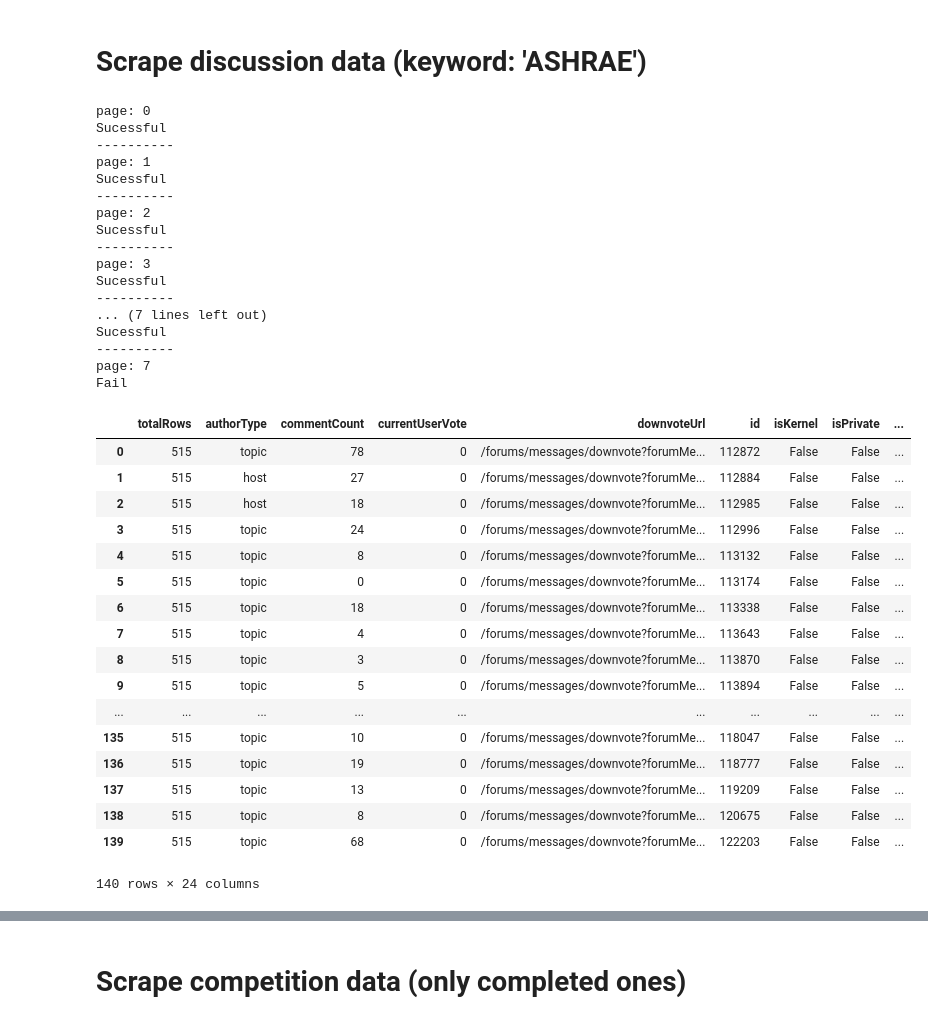
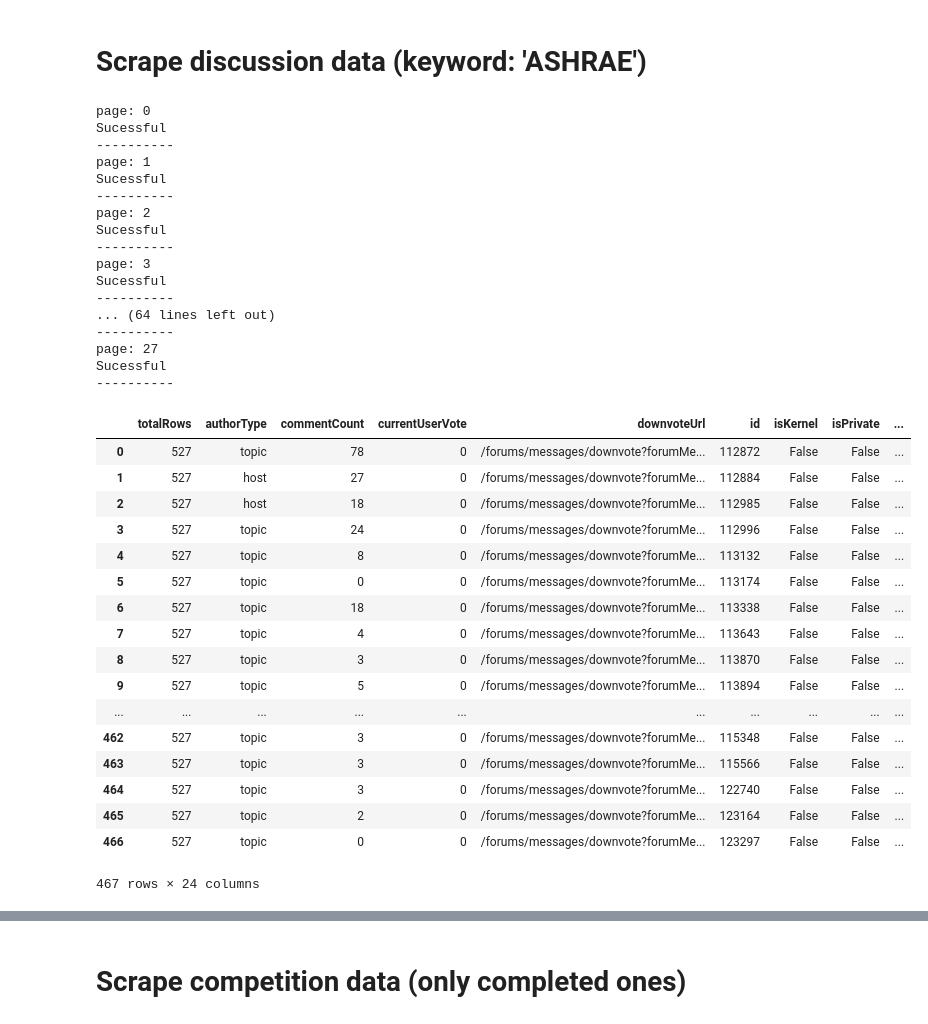
Before and after one commit to buds-lab/ashrae-great-energy-predictor-3-overview-analysis, a Jupyter notebook: WebScraping/Kaggle_WebScraping.ipynb, the cells around one changed output, grey strips where cells are left out. Drawn from its saved outputs; the diff is of its cells as text; code cells hidden in the pictures.

Commit message:
Modified discussion scraping based on max entries and calcualted number of pages to obtain more entries

```diff
--- a/WebScraping/Kaggle_WebScraping.ipynb
+++ b/WebScraping/Kaggle_WebScraping.ipynb
@@ -57,6 +58,7 @@ memory usage: 99.5+ KB
 # %%
 df_discussion = pd.DataFrame()
 page = 0
+fail = 0
 
 #Scrape data page by page
 while True:
@@ -66,58 +68,75 @@ while True:
         #Get the json data via webAPI
         df_temp = pd.read_json('https://www.kaggle.com/topics.json?search=ASHRAE&page=' + str(page))
 
+        # Get the total number of results
+        total_results = df_temp.loc[0,'totalRows']
+        # Calculate the number of pages of results based on number of rows and 20 items per page
+        max_pages = np.ceil(total_results / 20)
+
         df_discussion = df_discussion.append(df_temp, ignore_index=True)
-
-        page = page+1
 
         print('Sucessful')
         print('----------')
 
+        # If max page limit reached
+        if page == max_pages:
+            break
+
+        page = page+1
+        fail = 0
+
     except:
         print('Fail')
-        break
+        fail += 1
+        page = page+1
+
+        # If pages fail continously
+        if fail == 3:
+            break
+        else:
+            continue
 
 #Handle dict column
 df_discussion = pd.concat([df_discussion.drop(['topics'], axis=1), df_discussion['topics'].apply(pd.Series)], axis=1)
 
 #Handle datetime columns
 df_discussion['lastCommentPostDate'] = pd.to_datetime(df_discussion['lastCommentPostDate'])
 df_discussion['postDate'] = pd.to_datetime(df_discussion['postDate'])
 
 df_discussion
 # %% [output]
 page: 0
 Sucessful
 ----------
 page: 1
 Sucessful
 ----------
 page: 2
 Sucessful
 ----------
 page: 3
 Sucessful
 ----------
-... (7 lines left out)
+... (64 lines left out)
+----------
+page: 27
 Sucessful
 ----------
-page: 7
-Fail
 |  | totalRows | authorType | commentCount | currentUserVote | downvoteUrl | id | isKernel | isPrivate | ... |
-| 0 | 515 | topic | 78 | 0 | /forums/messages/downvote?forumMe... | 112872 | False | False | ... |
-| 1 | 515 | host | 27 | 0 | /forums/messages/downvote?forumMe... | 112884 | False | False | ... |
-| 2 | 515 | host | 18 | 0 | /forums/messages/downvote?forumMe... | 112985 | False | False | ... |
-| 3 | 515 | topic | 24 | 0 | /forums/messages/downvote?forumMe... | 112996 | False | False | ... |
-| 4 | 515 | topic | 8 | 0 | /forums/messages/downvote?forumMe... | 113132 | False | False | ... |
-| 5 | 515 | topic | 0 | 0 | /forums/messages/downvote?forumMe... | 113174 | False | False | ... |
-| 6 | 515 | topic | 18 | 0 | /forums/messages/downvote?forumMe... | 113338 | False | False | ... |
-| 7 | 515 | topic | 4 | 0 | /forums/messages/downvote?forumMe... | 113643 | False | False | ... |
-| 8 | 515 | topic | 3 | 0 | /forums/messages/downvote?forumMe... | 113870 | False | False | ... |
-| 9 | 515 | topic | 5 | 0 | /forums/messages/downvote?forumMe... | 113894 | False | False | ... |
+| 0 | 527 | topic | 78 | 0 | /forums/messages/downvote?forumMe... | 112872 | False | False | ... |
+| 1 | 527 | host | 27 | 0 | /forums/messages/downvote?forumMe... | 112884 | False | False | ... |
+| 2 | 527 | host | 18 | 0 | /forums/messages/downvote?forumMe... | 112985 | False | False | ... |
+| 3 | 527 | topic | 24 | 0 | /forums/messages/downvote?forumMe... | 112996 | False | False | ... |
+| 4 | 527 | topic | 8 | 0 | /forums/messages/downvote?forumMe... | 113132 | False | False | ... |
+| 5 | 527 | topic | 0 | 0 | /forums/messages/downvote?forumMe... | 113174 | False | False | ... |
+| 6 | 527 | topic | 18 | 0 | /forums/messages/downvote?forumMe... | 113338 | False | False | ... |
+| 7 | 527 | topic | 4 | 0 | /forums/messages/downvote?forumMe... | 113643 | False | False | ... |
+| 8 | 527 | topic | 3 | 0 | /forums/messages/downvote?forumMe... | 113870 | False | False | ... |
+| 9 | 527 | topic | 5 | 0 | /forums/messages/downvote?forumMe... | 113894 | False | False | ... |
 | ... | ... | ... | ... | ... | ... | ... | ... | ... | ... |
-| 135 | 515 | topic | 10 | 0 | /forums/messages/downvote?forumMe... | 118047 | False | False | ... |
-| 136 | 515 | topic | 19 | 0 | /forums/messages/downvote?forumMe... | 118777 | False | False | ... |
-| 137 | 515 | topic | 13 | 0 | /forums/messages/downvote?forumMe... | 119209 | False | False | ... |
-| 138 | 515 | topic | 8 | 0 | /forums/messages/downvote?forumMe... | 120675 | False | False | ... |
-| 139 | 515 | topic | 68 | 0 | /forums/messages/downvote?forumMe... | 122203 | False | False | ... |
+| 462 | 527 | topic | 3 | 0 | /forums/messages/downvote?forumMe... | 115348 | False | False | ... |
+| 463 | 527 | topic | 3 | 0 | /forums/messages/downvote?forumMe... | 115566 | False | False | ... |
+| 464 | 527 | topic | 3 | 0 | /forums/messages/downvote?forumMe... | 122740 | False | False | ... |
+| 465 | 527 | topic | 2 | 0 | /forums/messages/downvote?forumMe... | 123164 | False | False | ... |
+| 466 | 527 | topic | 0 | 0 | /forums/messages/downvote?forumMe... | 123297 | False | False | ... |
-140 rows × 24 columns
+467 rows × 24 columns
```
Also changed, not shown: parts of 5 cells of this notebook, 7 other files.
